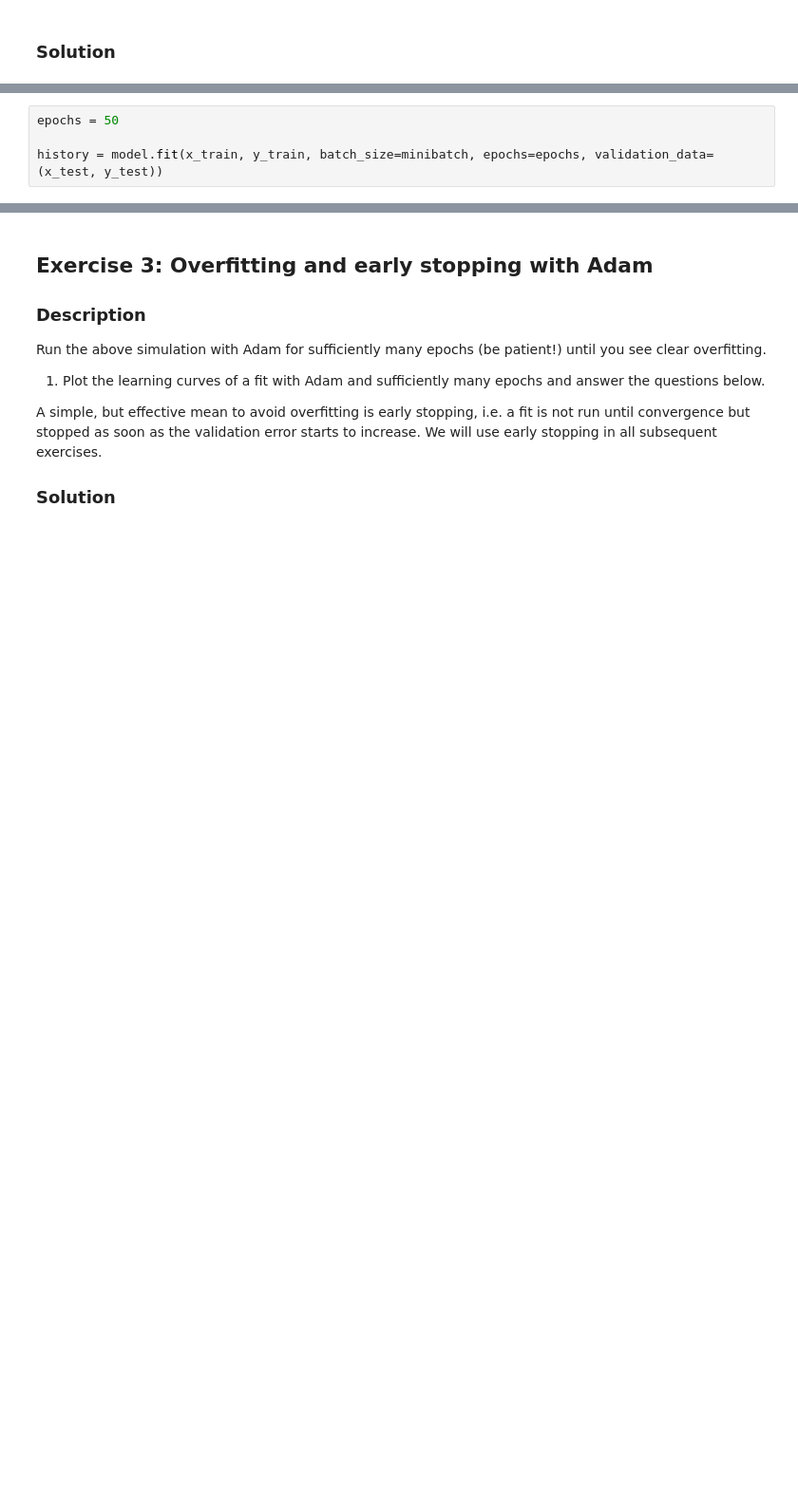
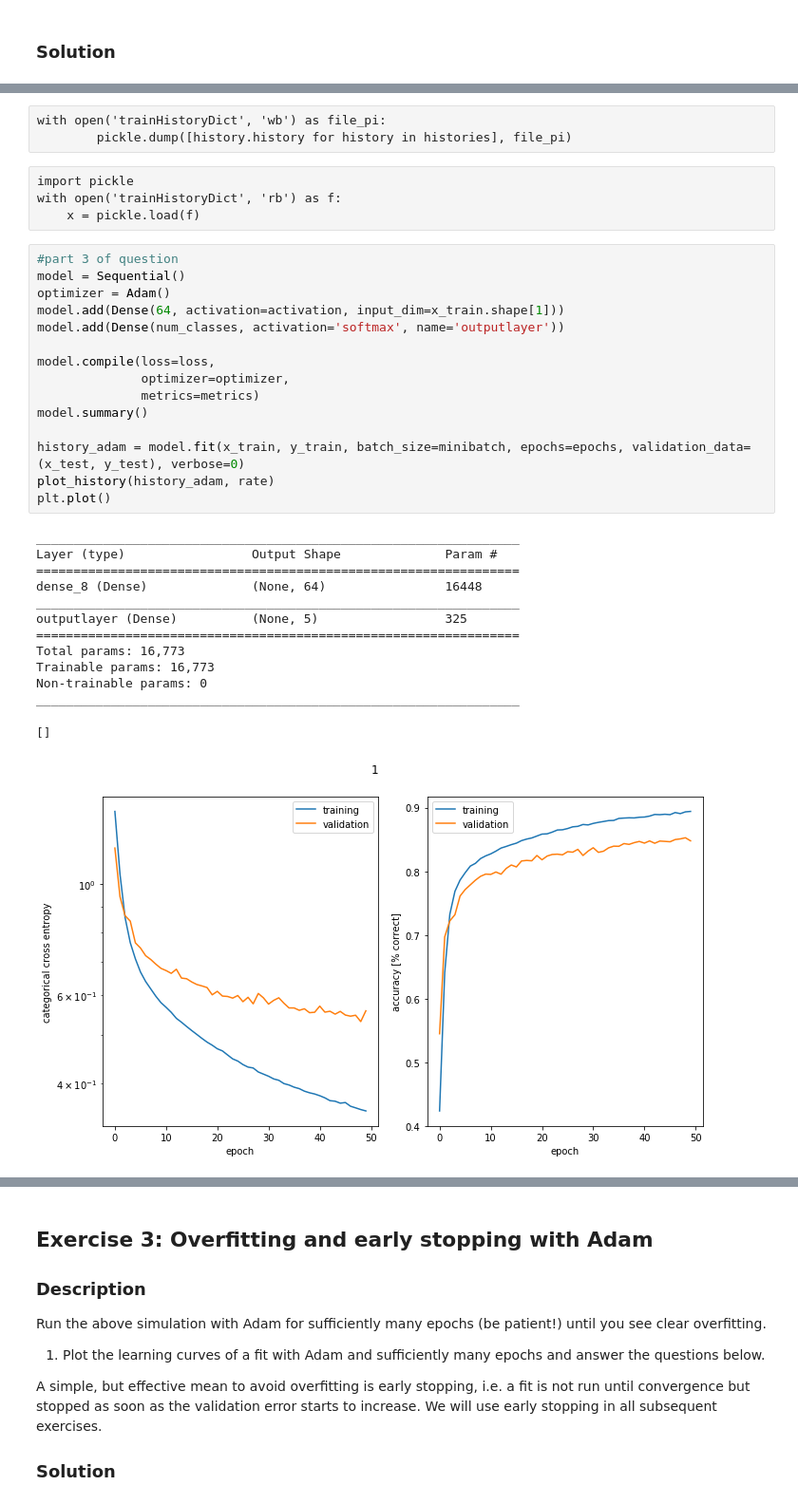
Before and after one commit to lguillain/Artificial-Neural-Networks, a Jupyter notebook: miniproject1/miniproject1_Leonore.ipynb, the cells around one changed output, grey strips where cells are left out. Shown at 95% size. Cells and saved outputs as stored; diff of their text form; blank space fills up the shorter version.

```diff
--- a/miniproject1/miniproject1_Leonore.ipynb
+++ b/miniproject1/miniproject1_Leonore.ipynb
@@ -277,4 +417,36 @@ model.summary()
-# %%
-epochs = 50
-
-history = model.fit(x_train, y_train, batch_size=minibatch, epochs=epochs, validation_data=(x_test, y_test))
+# %% [raw]
+with open('trainHistoryDict', 'wb') as file_pi:
+        pickle.dump([history.history for history in histories], file_pi)
+# %% [raw]
+import pickle
+with open('trainHistoryDict', 'rb') as f:
+    x = pickle.load(f)
+# %%
+#part 3 of question
+model = Sequential()
+optimizer = Adam()
+model.add(Dense(64, activation=activation, input_dim=x_train.shape[1]))
+model.add(Dense(num_classes, activation='softmax', name='outputlayer'))
+
+model.compile(loss=loss,
+              optimizer=optimizer,
+              metrics=metrics)
+model.summary()
+
+history_adam = model.fit(x_train, y_train, batch_size=minibatch, epochs=epochs, validation_data=(x_test, y_test), verbose=0)
+plot_history(history_adam, rate)
+plt.plot()
+# %% [output]
+_________________________________________________________________
+Layer (type)                 Output Shape              Param #
+=================================================================
+dense_8 (Dense)              (None, 64)                16448
+_________________________________________________________________
+outputlayer (Dense)          (None, 5)                 325
+=================================================================
+Total params: 16,773
+Trainable params: 16,773
+Non-trainable params: 0
+_________________________________________________________________
+[]
+[figure, added]
```
Also changed, not shown: parts of 29 cells of this notebook.
